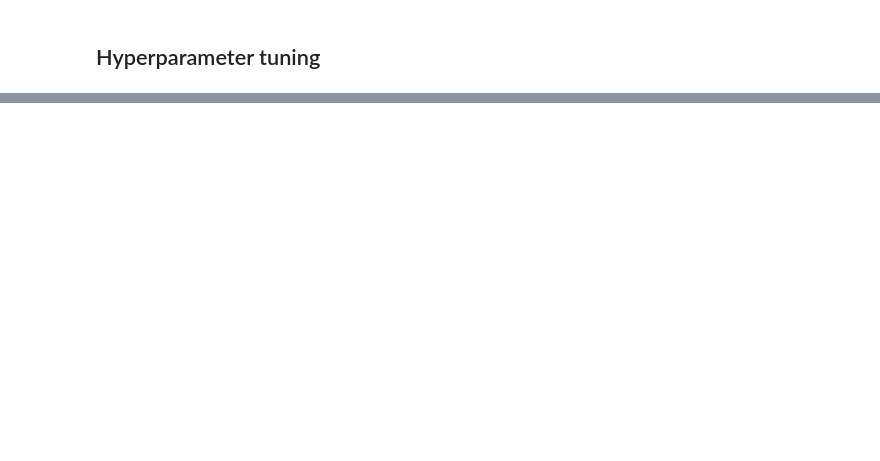
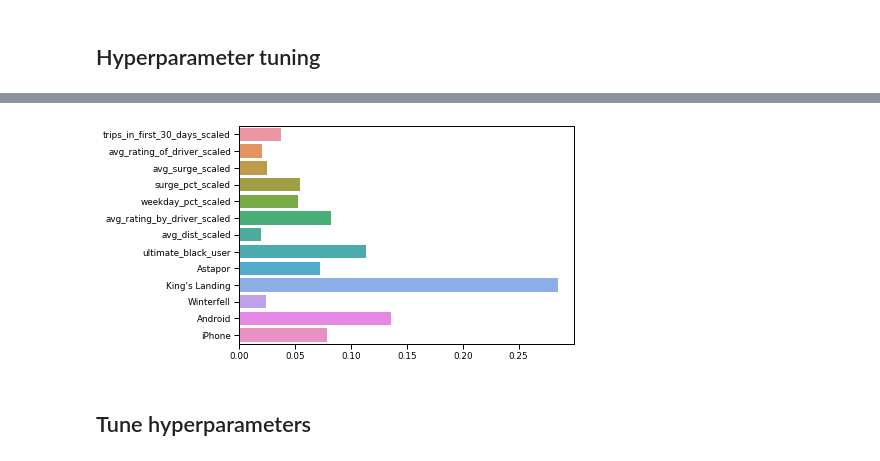
Before and after one commit to jeffnb/springboard-takehome-ultimate, a Jupyter notebook: Ultimate Data Challenge.ipynb, the cells around one changed output, grey strips where cells are left out. Saved outputs shown, nothing was run; the diff lists cells and outputs as text; code cells hidden in the pictures; blank space fills up the shorter version.

```diff
--- a/Ultimate Data Challenge.ipynb
+++ b/Ultimate Data Challenge.ipynb
@@ -348,0 +452,13 @@ gs_lr.score(X_test, y_test)
+# %%
+boost = xgb.XGBClassifier(learning_rate=0.1,
+                          n_estimators=5000,
+                          objective= 'binary:logistic',
+                          nthread=-1,
+                          scale_pos_weight=1,
+                          random_seed=42,
+                           max_depth=3,
+                           min_child_weight=5,
+                           gamma=0,
+                           subsample=0.85,
+                           colsample_bytree=0.55,
+                           reg_alpha=1).fit(X_train, y_train)
@@ -348,0 +487,6 @@ gs_lr.score(X_test, y_test)
+# %%
+chart = sns.barplot(y=X_train.columns, x=boost.feature_importances_, orient='h')
+# %% [output]
+[figure, added]
+# %% [markdown]
+## Tune hyperparameters
```
Also changed, not shown: parts of 46 cells of this notebook.
